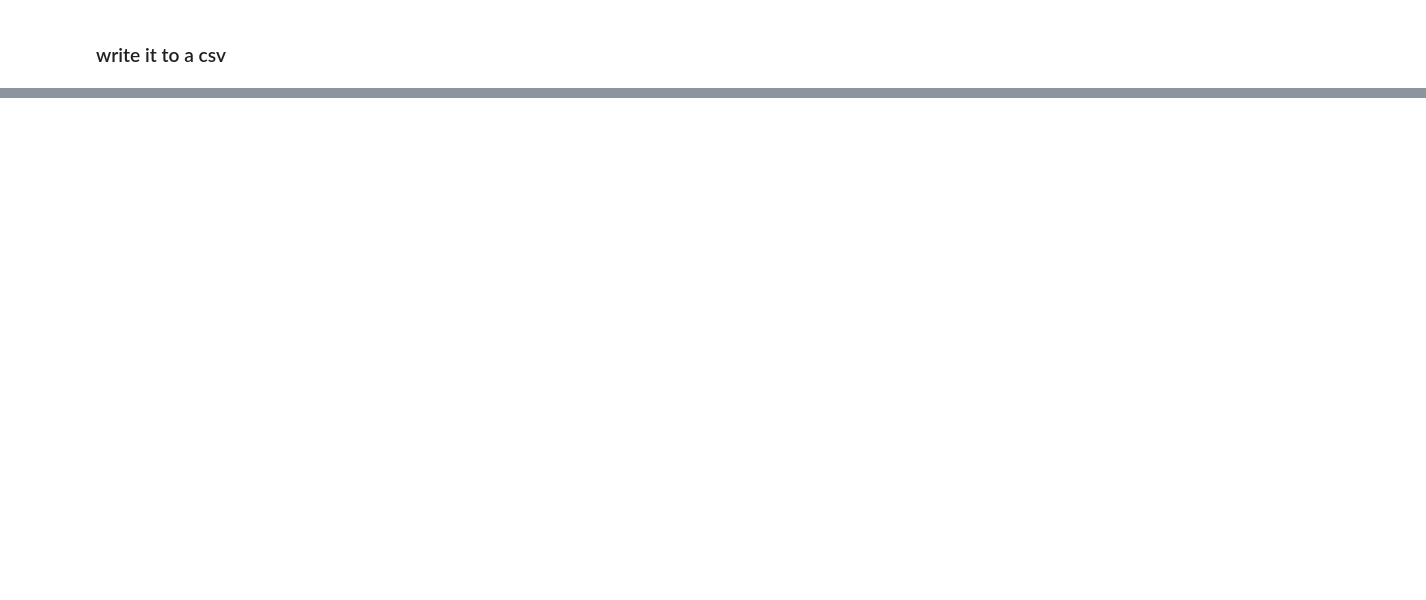
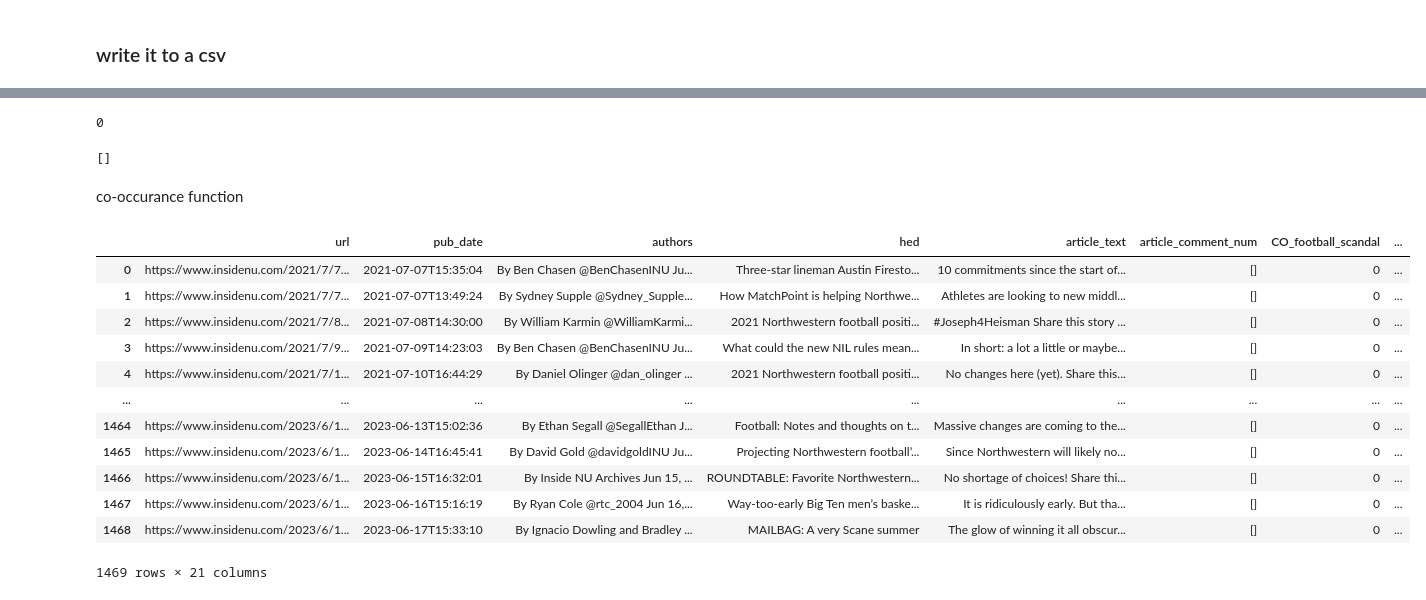
Before and after one commit to eugenia0804/Footprint.ai, a Jupyter notebook: main.ipynb, the cells around one changed output, grey strips where cells are left out. Drawn from its saved outputs; the diff is of its cells as text; code cells hidden in the pictures; blank space fills up the shorter version.

```diff
--- a/main.ipynb
+++ b/main.ipynb
@@ -70,0 +165,5 @@ data_df.to_csv('./data/inside_with_co.csv')
+# %%
+data_df2 = pd.read_csv('data/inside_data_BEFORE.csv')
+data_df2['authors'] = data_df2.authors.apply(lambda x: x.replace("\n", "").replace("@", " @"))
+data_df2['article_text'] = data_df2.article_text.apply(lambda x: x.replace("['Filed under:'", "").replace(',', "").replace('\'', ""))
+data_df2
@@ -70,0 +184,40 @@ data_df.to_csv('./data/inside_with_co.csv')
+# %%
+co_hed = data_df2.article_text.apply(lambda x: type(x).__name__)
+test_bool = (co_hed == 'float')
+test_bool.sum()
+# %% [output]
+0
+# %%
+data_df2['test'] = test_bool
+hold = data_df2.loc[data_df2['test']]
+# count = 0
+# for i in hold.url:
+#     print(f"{i}")
+#     # count+=1
+print([i for i in hold.url])
+# %% [output]
+[]
+# %% [markdown]
+co-occurance function
+# %%
+sports = ["football", "baseball", "volleyball"]
+terms = ["scandal", "hazing", "misconduct", "firing", "interim"]
+
+for i in sports:
+    for j in terms:
+        data_df2[F"CO_{i}_{j}"] = data_df2.article_text.apply(lambda z: co.co_check(i, j, z.lower()))
+data_df2
+# %% [output]
+|  | url | pub_date | authors | hed | article_text | article_comment_num | CO_football_scandal | ... |
+| 0 | https://www.insidenu.com/2021/7/7... | 2021-07-07T15:35:04 | By Ben Chasen @BenChasenINU Ju... | Three-star lineman Austin Firesto... | 10 commitments since the start of... | [] | 0 | ... |
+| 1 | https://www.insidenu.com/2021/7/7... | 2021-07-07T13:49:24 | By Sydney Supple @Sydney_Supple... | How MatchPoint is helping Northwe... | Athletes are looking to new middl... | [] | 0 | ... |
+| 2 | https://www.insidenu.com/2021/7/8... | 2021-07-08T14:30:00 | By William Karmin @WilliamKarmi... | 2021 Northwestern football positi... | #Joseph4Heisman Share this story ... | [] | 0 | ... |
+| 3 | https://www.insidenu.com/2021/7/9... | 2021-07-09T14:23:03 | By Ben Chasen @BenChasenINU Ju... | What could the new NIL rules mean... | In short: a lot a little or maybe... | [] | 0 | ... |
+| 4 | https://www.insidenu.com/2021/7/1... | 2021-07-10T16:44:29 | By Daniel Olinger @dan_olinger ... | 2021 Northwestern football positi... | No changes here (yet). Share this... | [] | 0 | ... |
+| ... | ... | ... | ... | ... | ... | ... | ... | ... |
+| 1464 | https://www.insidenu.com/2023/6/1... | 2023-06-13T15:02:36 | By Ethan Segall @SegallEthan J... | Football: Notes and thoughts on t... | Massive changes are coming to the... | [] | 0 | ... |
+| 1465 | https://www.insidenu.com/2023/6/1... | 2023-06-14T16:45:41 | By David Gold @davidgoldINU Ju... | Projecting Northwestern football’... | Since Northwestern will likely no... | [] | 0 | ... |
+| 1466 | https://www.insidenu.com/2023/6/1... | 2023-06-15T16:32:01 | By Inside NU Archives Jun 15, ... | ROUNDTABLE: Favorite Northwestern... | No shortage of choices! Share thi... | [] | 0 | ... |
+| 1467 | https://www.insidenu.com/2023/6/1... | 2023-06-16T15:16:19 | By Ryan Cole @rtc_2004 Jun 16,... | Way-too-early Big Ten men’s baske... | It is ridiculously early. But tha... | [] | 0 | ... |
+| 1468 | https://www.insidenu.com/2023/6/1... | 2023-06-17T15:33:10 | By Ignacio Dowling and Bradley ... | MAILBAG: A very Scane summer | The glow of winning it all obscur... | [] | 0 | ... |
+1469 rows × 21 columns
```
Also changed, not shown: parts of 7 cells of this notebook, 12 other files.
